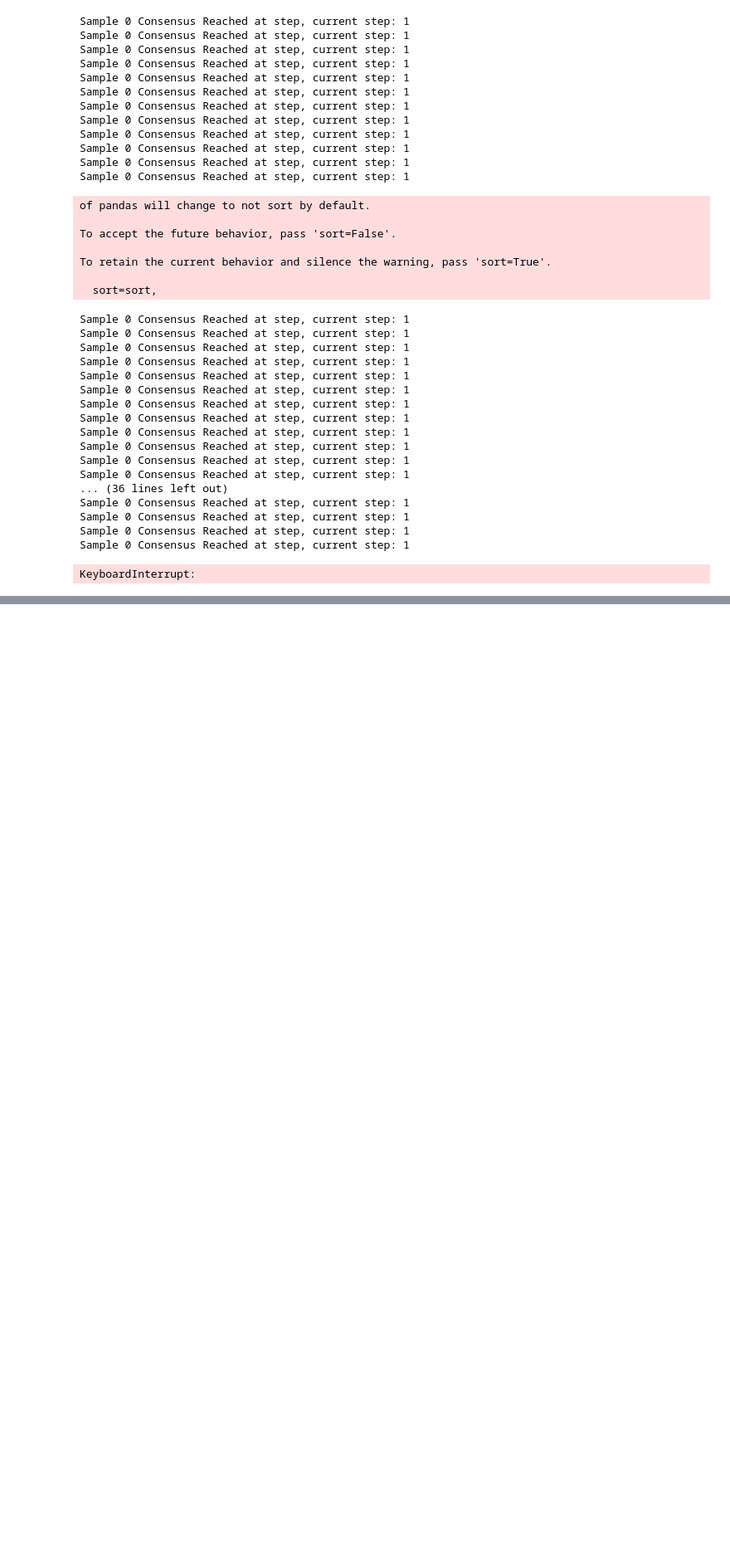
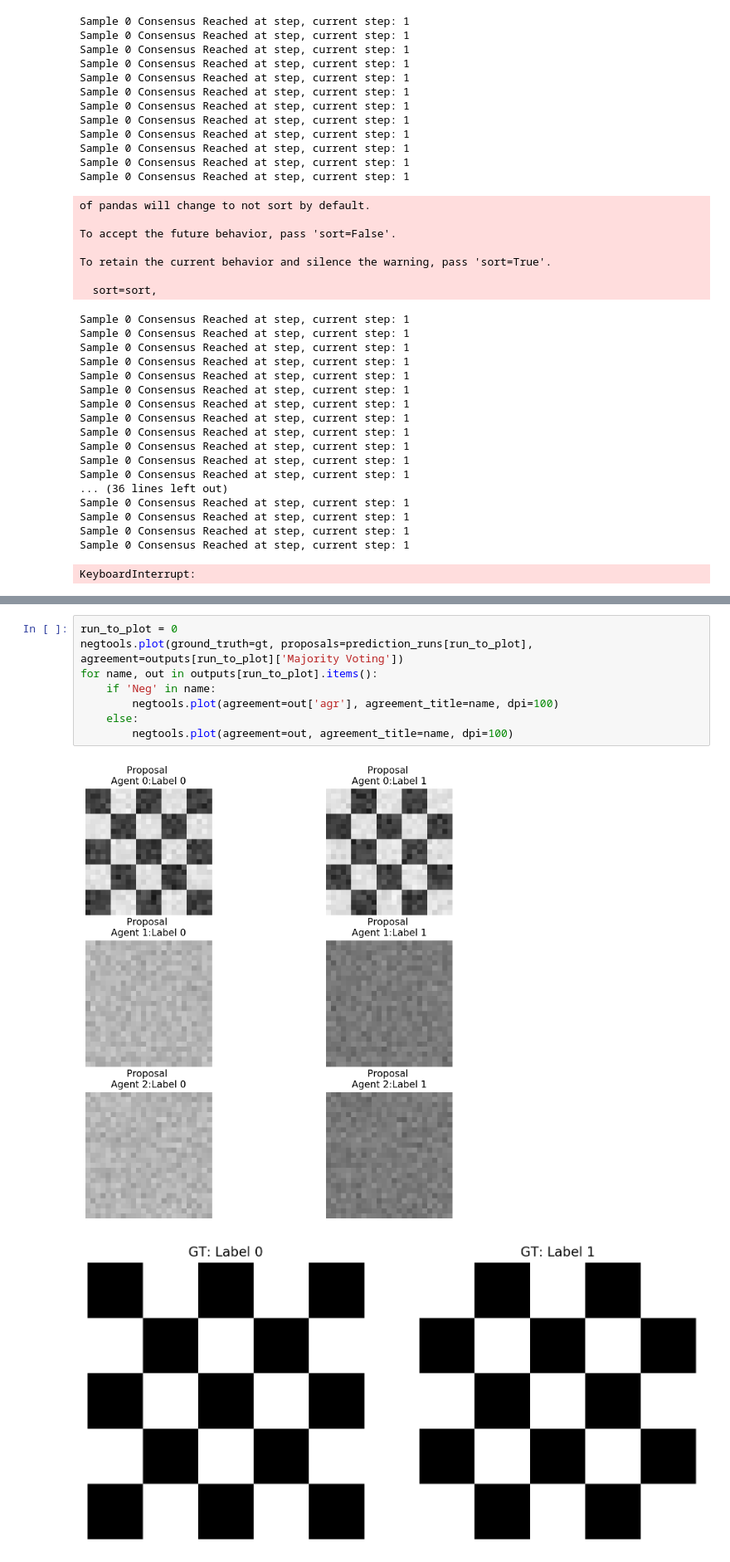
Before and after one commit to edoardogiacomello/DistributedSegmentation, a Jupyter notebook: src/SyntheticSamples-v2.ipynb, the cells around one changed output, grey strips where cells are left out. Shown: that part at 83% size. Saved outputs shown, nothing was run; the diff lists cells and outputs as text; blank space fills up the shorter version.

```diff
--- a/src/SyntheticSamples-v2.ipynb
+++ b/src/SyntheticSamples-v2.ipynb
@@ -320,0 +363,11 @@ KeyboardInterrupt:
+# %%
+run_to_plot = 0
+negtools.plot(ground_truth=gt, proposals=prediction_runs[run_to_plot], agreement=outputs[run_to_plot]['Majority Voting'])
+for name, out in outputs[run_to_plot].items():
+    if 'Neg' in name:
+        negtools.plot(agreement=out['agr'], agreement_title=name, dpi=100)
+    else:
+        negtools.plot(agreement=out, agreement_title=name, dpi=100)
+# %% [output]
+[figure, added]
+[figure, added]
```
Also changed, not shown: parts of 4 cells of this notebook, 2 other files.
